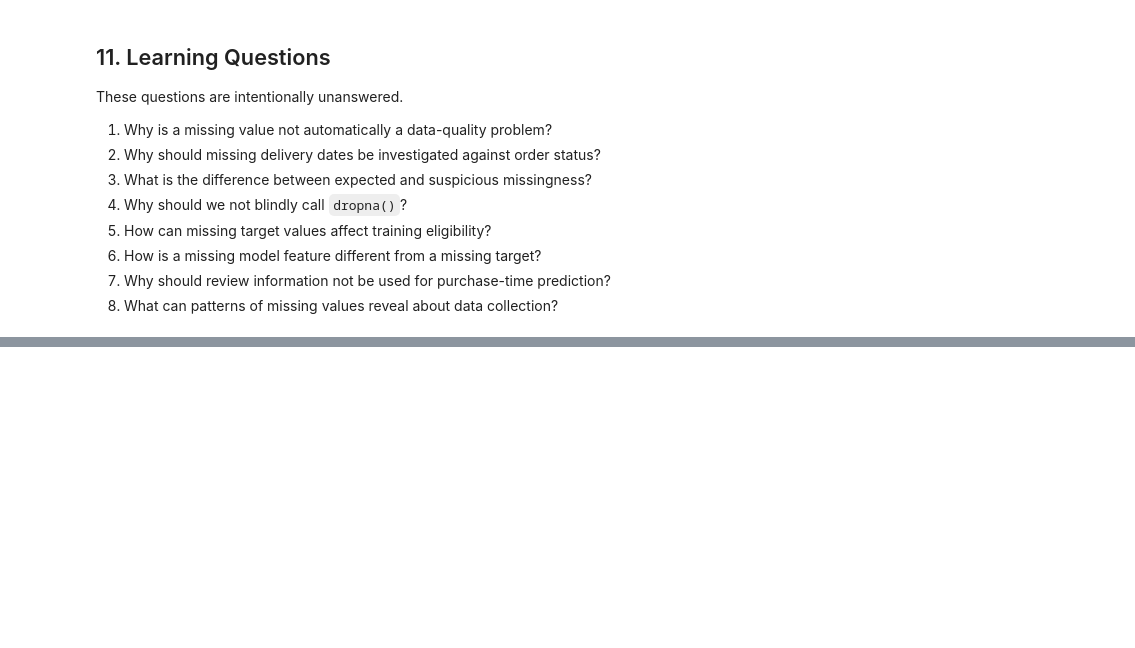
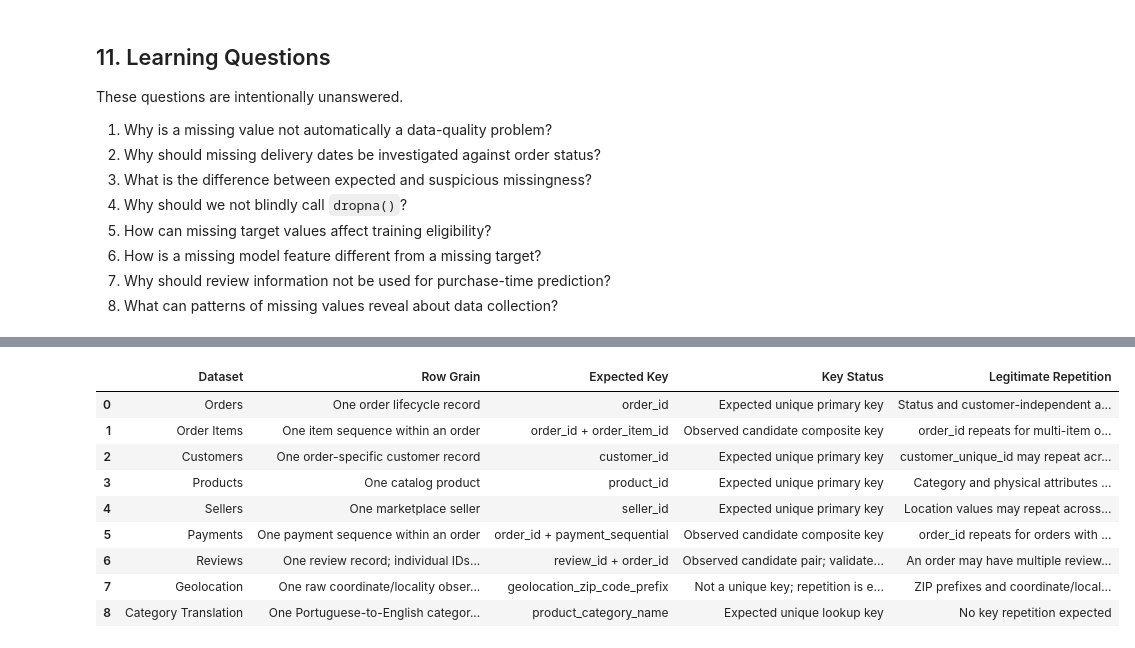
Before and after one commit to mmubashir95/ecommerce-delivery-intelligence, a Jupyter notebook: notebooks/02_data_quality.ipynb, the cells around one changed output, grey strips where cells are left out. Drawn from its saved outputs; the diff is of its cells as text; code cells hidden in the pictures; blank space fills up the shorter version.

```diff
--- a/notebooks/02_data_quality.ipynb
+++ b/notebooks/02_data_quality.ipynb
@@ -984,0 +1010,91 @@ These questions are intentionally unanswered.
+# %%
+DUPLICATE_GRAIN_RULES = {
+    "Orders": {
+        "dataframe": orders,
+        "row_grain": "One order lifecycle record",
+        "expected_key": ["order_id"],
+        "key_status": "Expected unique primary key",
+        "legitimate_repetition": "Status and customer-independent attributes may repeat; order_id should not",
+    },
+    "Order Items": {
+        "dataframe": order_items,
+        "row_grain": "One item sequence within an order",
+        "expected_key": ["order_id", "order_item_id"],
+        "key_status": "Observed candidate composite key",
+        "legitimate_repetition": "order_id repeats for multi-item orders",
+    },
+    "Customers": {
+        "dataframe": customers,
+        "row_grain": "One order-specific customer record",
+        "expected_key": ["customer_id"],
+        "key_status": "Expected unique primary key",
+        "legitimate_repetition": "customer_unique_id may repeat across orders",
+    },
+    "Products": {
+        "dataframe": products,
+        "row_grain": "One catalog product",
+        "expected_key": ["product_id"],
+        "key_status": "Expected unique primary key",
+        "legitimate_repetition": "Category and physical attributes may repeat across products",
+    },
+    "Sellers": {
+        "dataframe": sellers,
+        "row_grain": "One marketplace seller",
+        "expected_key": ["seller_id"],
+        "key_status": "Expected unique primary key",
+        "legitimate_repetition": "Location values may repeat across sellers",
+    },
+    "Payments": {
+        "dataframe": payments,
+        "row_grain": "One payment sequence within an order",
+        "expected_key": ["order_id", "payment_sequential"],
+        "key_status": "Observed candidate composite key",
+        "legitimate_repetition": "order_id repeats for orders with multiple payment rows",
+    },
+    "Reviews": {
+        "dataframe": reviews,
+        "row_grain": "One review record; individual IDs are not assumed unique",
+        "expected_key": ["review_id", "order_id"],
+        "key_status": "Observed candidate pair; validate review_id and order_id separately",
+        "legitimate_repetition": "An order may have multiple review rows; review_id also repeats in this snapshot",
+    },
+    "Geolocation": {
+        "dataframe": geolocation,
+        "row_grain": "One raw coordinate/locality observation",
+        "expected_key": ["geolocation_zip_code_prefix"],
+        "key_status": "Not a unique key; repetition is expected",
+        "legitimate_repetition": "ZIP prefixes and coordinate/locality observations may repeat",
+    },
+    "Category Translation": {
+        "dataframe": category_translation,
+        "row_grain": "One Portuguese-to-English category mapping",
+        "expected_key": ["product_category_name"],
+        "key_status": "Expected unique lookup key",
+        "legitimate_repetition": "No key repetition expected",
+    },
+}
+
+grain_summary = pd.DataFrame(
+    [
+        {
+            "Dataset": dataset_name,
+            "Row Grain": rule["row_grain"],
+            "Expected Key": " + ".join(rule["expected_key"]),
+            "Key Status": rule["key_status"],
+            "Legitimate Repetition": rule["legitimate_repetition"],
+        }
+        for dataset_name, rule in DUPLICATE_GRAIN_RULES.items()
+    ]
+)
+display(grain_summary)
+# %% [output]
+|  | Dataset | Row Grain | Expected Key | Key Status | Legitimate Repetition |
+| 0 | Orders | One order lifecycle record | order_id | Expected unique primary key | Status and customer-independent a... |
+| 1 | Order Items | One item sequence within an order | order_id + order_item_id | Observed candidate composite key | order_id repeats for multi-item o... |
+| 2 | Customers | One order-specific customer record | customer_id | Expected unique primary key | customer_unique_id may repeat acr... |
+| 3 | Products | One catalog product | product_id | Expected unique primary key | Category and physical attributes ... |
+| 4 | Sellers | One marketplace seller | seller_id | Expected unique primary key | Location values may repeat across... |
+| 5 | Payments | One payment sequence within an order | order_id + payment_sequential | Observed candidate composite key | order_id repeats for orders with ... |
+| 6 | Reviews | One review record; individual IDs... | review_id + order_id | Observed candidate pair; validate... | An order may have multiple review... |
+| 7 | Geolocation | One raw coordinate/locality obser... | geolocation_zip_code_prefix | Not a unique key; repetition is e... | ZIP prefixes and coordinate/local... |
+| 8 | Category Translation | One Portuguese-to-English categor... | product_category_name | Expected unique lookup key | No key repetition expected |
```
Also changed, not shown: parts of 17 cells of this notebook.
